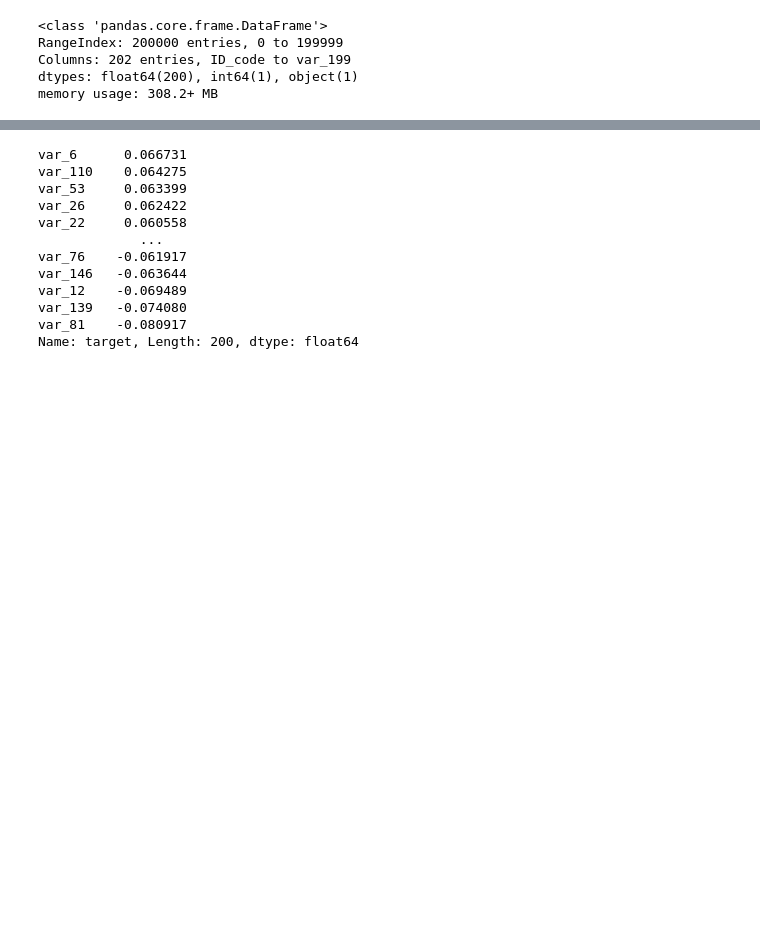
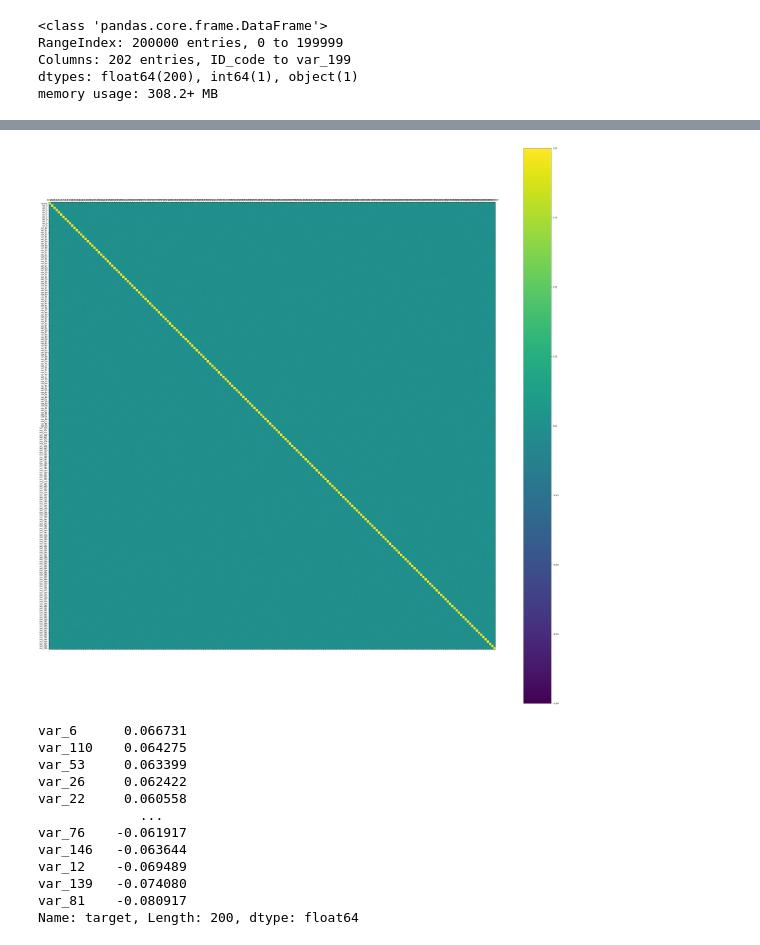
Before and after one commit to PatrickTongg/MLProject, a Jupyter notebook: Train/Data_insight.ipynb, the cells around one changed output, grey strips where cells are left out. Drawn from its saved outputs; the diff is of its cells as text; code cells hidden in the pictures; blank space fills up the shorter version.

```diff
--- a/Train/Data_insight.ipynb
+++ b/Train/Data_insight.ipynb
@@ -91,5 +97,18 @@ plt.show()
 # %%
-corr_matrix = raw_data.corr()
+corr_matrix = raw_data.drop(['ID_code'], axis=1).corr()
+# %%
+fig = plt.figure(figsize=(50,50))
+ax = fig.add_subplot(111)
+cax = ax.matshow(corr_matrix, vmin=-1, vmax=1)
+fig.colorbar(cax)
+ticks = np.arange(0, len(raw_data.columns.values[1:]), 1)
+ax.set_xticks(ticks)
+ax.set_yticks(ticks)
+ax.set_xticklabels(raw_data.columns.values[1:])
+ax.set_yticklabels(raw_data.columns.values[1:])
+plt.show()
+# %% [output]
+[figure, added]
 # %%
 corr=corr_matrix['target'].sort_values(ascending=False).drop('target',axis=0)
 corr
```
Also changed, not shown: parts of 3 cells of this notebook, 5 other files.
